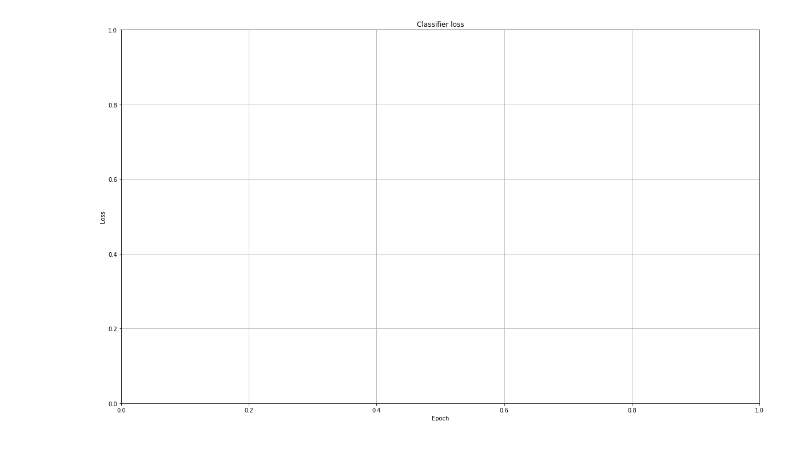
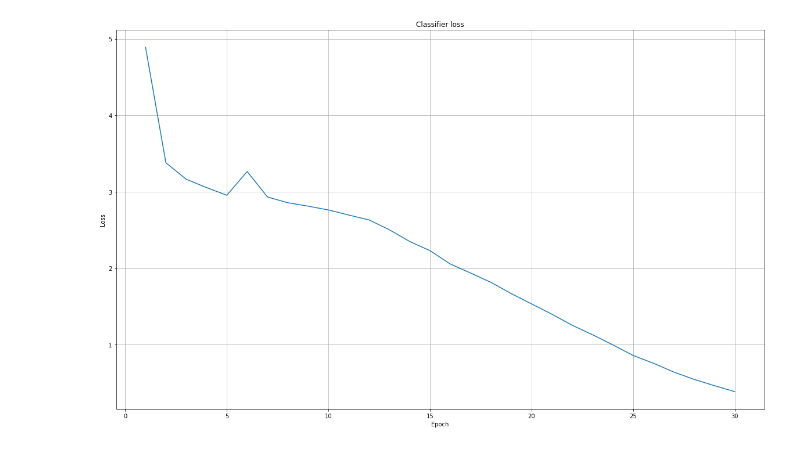
Before and after one commit to matweykai/OCR_Check, a Jupyter notebook: Notebooks/CRNN.ipynb, the cells around one changed output. Saved outputs shown, nothing was run; the diff lists cells and outputs as text; code cells hidden in the pictures.

Commit message:
Add working CRNN algorithm
Added a lot of fixes and CRNN algorithm works now. Fixed randomness
with the help of different random seed types(PyTorch, numpy, random)

```diff
--- a/Notebooks/CRNN.ipynb
+++ b/Notebooks/CRNN.ipynb
@@ -330,0 +207,43 @@ torch.cuda.empty_cache()
+# %%
+tensor_transformer = transforms.ToTensor()
+
+def to_torch_collate_fn(batch):
+    images = list()
+    labels = list()
+
+    max_width = 0
+    max_label_len = 0
+
+    for temp_image, temp_label in batch:
+        tensor_image = tensor_transformer(temp_image)
+
+        max_width = max(tensor_image.shape[2], max_width)
+        max_label_len = max(len(temp_label), max_label_len)
+        #print(max_width)
+        #print(tensor_image.shape[2])
+        #print()
+
+        images.append(tensor_image)
+        labels.append(temp_label)
+
+    #print(max_width)
+
+    # Concatenate images
+    for temp_ind in range(len(images)):
+        # Resize to common size
+        mod_image = torch.zeros((images[temp_ind].shape[0], images[temp_ind].shape[1], max_width))
+        mod_image[:, :, :images[temp_ind].shape[2]] = images[temp_ind]
+        images[temp_ind] = mod_image.unsqueeze(0)
+
+        mod_label = torch.zeros((max_label_len))
+        mod_label[:len(labels[temp_ind])] = torch.LongTensor(labels[temp_ind])
+        labels[temp_ind] = mod_label.unsqueeze(0)
+
+#     for image, label in zip(images, labels):
+#         print(image.shape)
+#         print(label.shape)
+#         print('\n-----------------------------')
+
+    #torch.cat([temp_image.unsqueeze(0) for temp_image in images], 0)
+
+    return torch.cat(images, 0), torch.cat(labels, 0)
@@ -331,4 +466,4 @@ torch.cuda.empty_cache()
 # %%
 %%time
-res = train(model, train_loader, optimizer, loss, 15, scheduler)
+res = train(model, train_loader, valid_loader, optimizer, loss_func, epoch_num, scheduler, alphabet)
 # %% [output]
@@ -339,4 +487,4 @@ TypeError: conv2d() received an invalid combination of arguments - got (list, Pa
-[figure, old version]
+[figure, new version]
 # %%
 def show_model_prediction(model, dataset):
     data_loader = torch.utils.data.DataLoader(dataset, batch_size=2, num_workers=4, shuffle=True, collate_fn=collate_fn)
```
Also changed, not shown: parts of 24 cells of this notebook.
